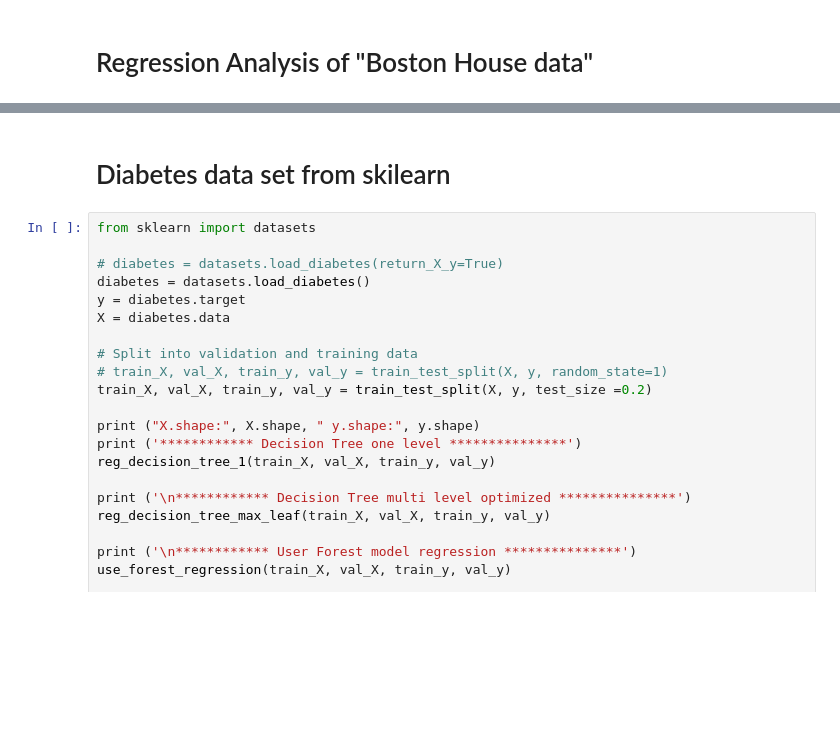
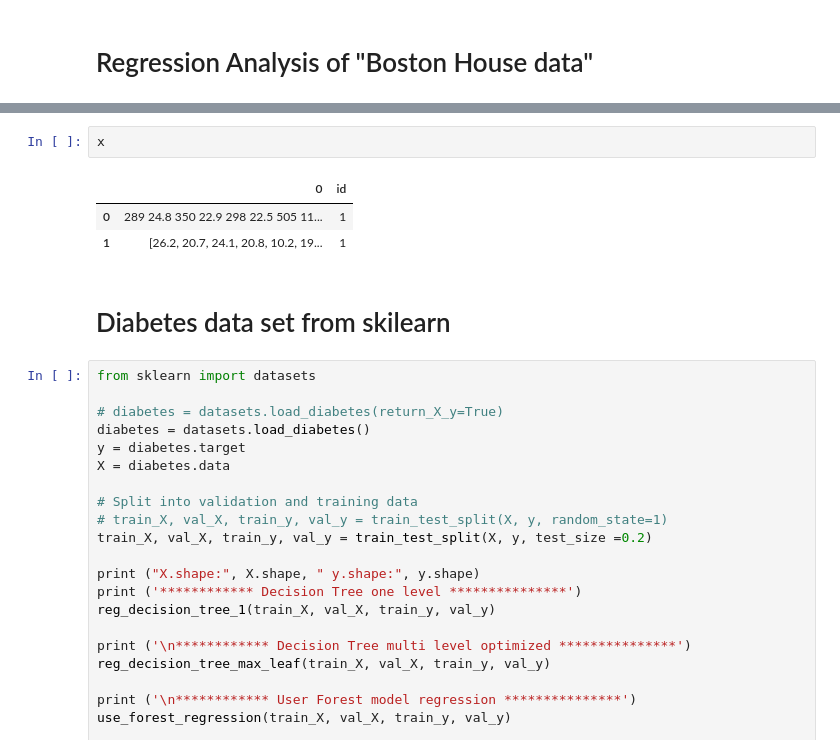
Before and after one commit to yjad/ML, a Jupyter notebook: sklearn_tes_1t.ipynb, the cells around one changed output, grey strips where cells are left out. Drawn from its saved outputs; the diff is of its cells as text; blank space fills up the shorter version.

```diff
--- a/sklearn_tes_1t.ipynb
+++ b/sklearn_tes_1t.ipynb
@@ -184,3 +197,9 @@ Coeffecint of determination (R2): 0.67
+# %%
+x
+# %% [output]
+|  | 0 | id |
+| 0 | 289 24.8 350 22.9 298 22.5 505 11... | 1 |
+| 1 | [26.2, 20.7, 24.1, 20.8, 10.2, 19... | 1 |
 # %% [markdown]
 # Diabetes data set from skilearn
 # %%
```
Also changed, not shown: parts of 5 cells of this notebook.
